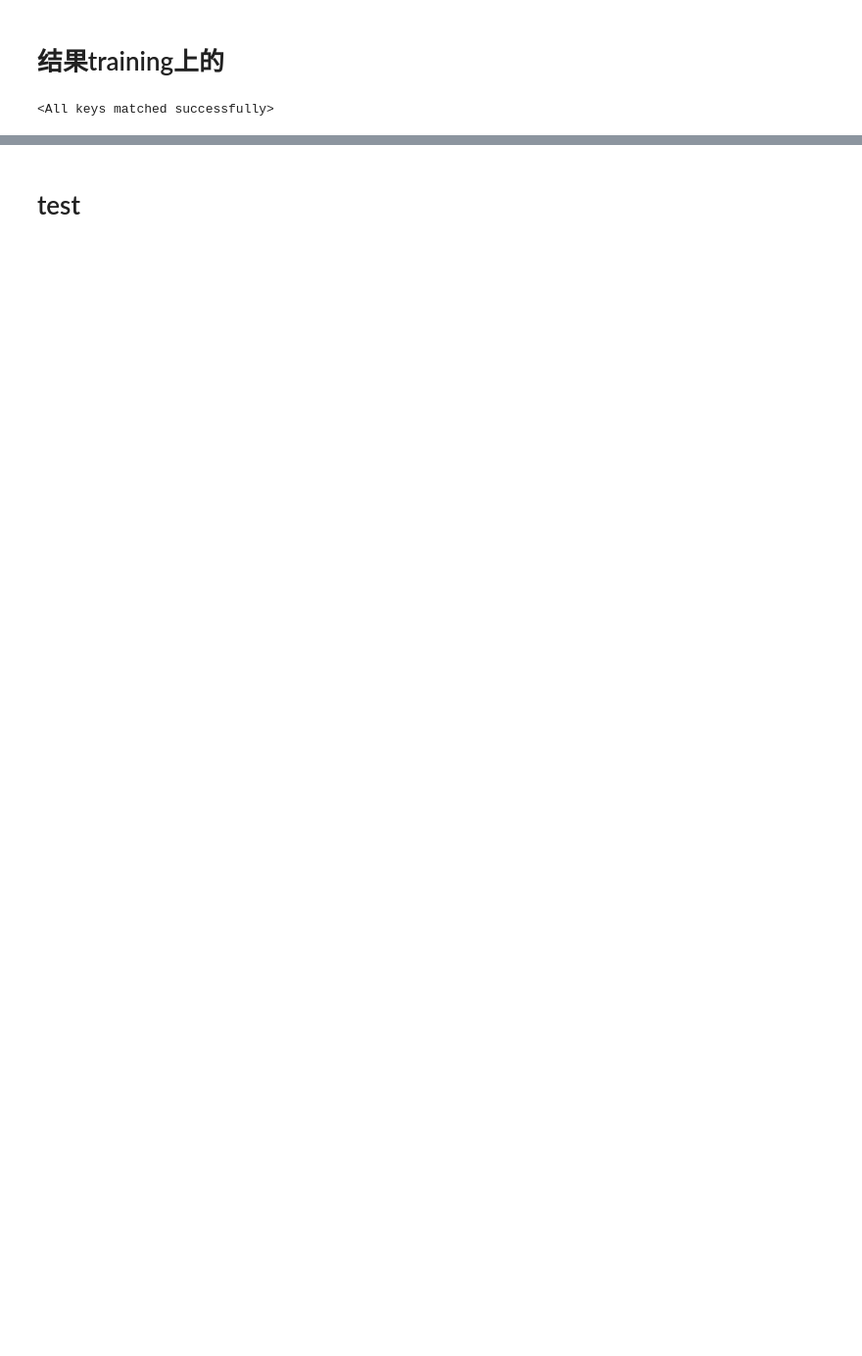
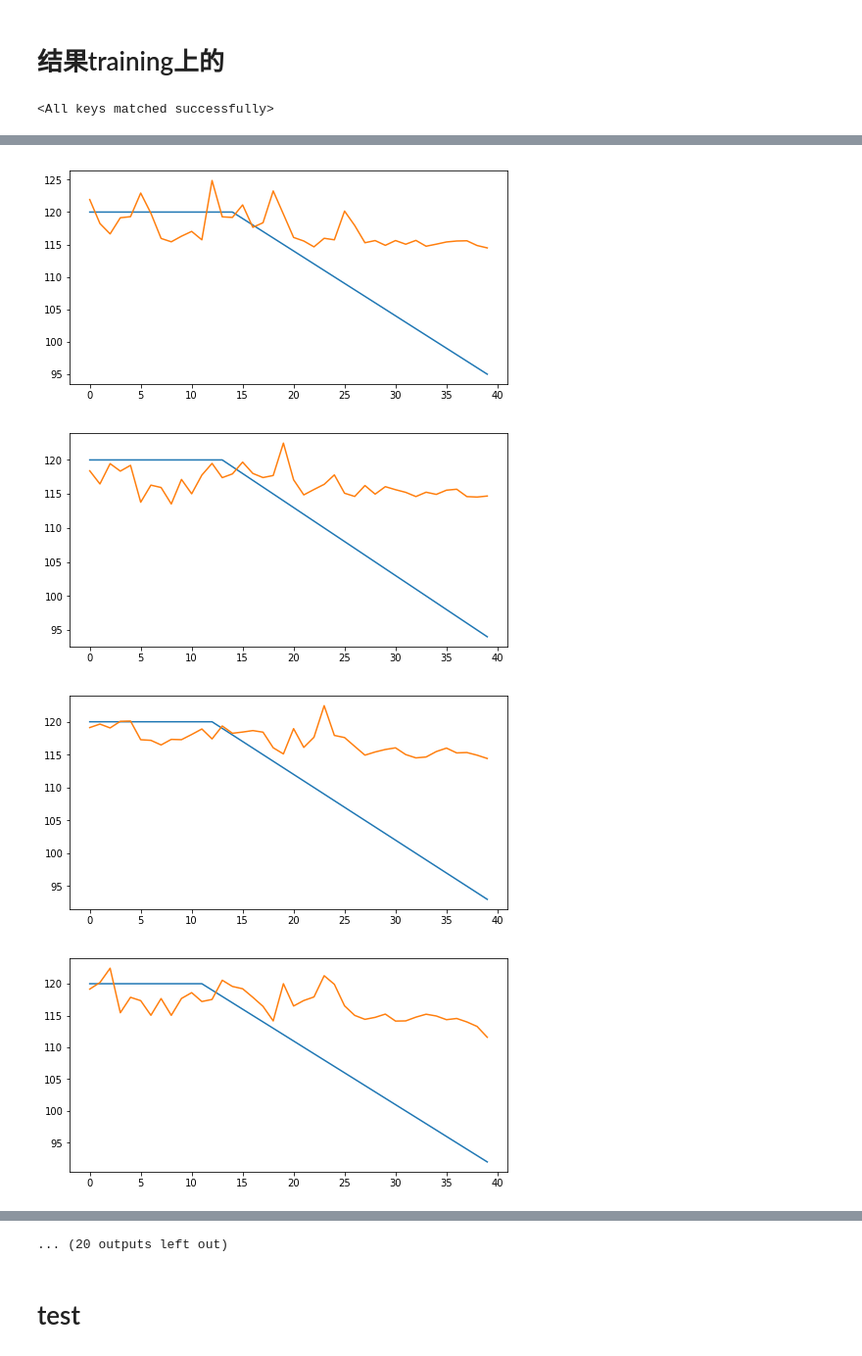
Before and after one commit to JoeZYX/icdm_rul, a Jupyter notebook: Main.ipynb, the cells around one changed output, grey strips where cells are left out. Shown at 98% size. Cells and saved outputs as stored; diff of their text form; code cells hidden in the pictures; blank space fills up the shorter version.

```diff
--- a/Main.ipynb
+++ b/Main.ipynb
@@ -145,0 +165,14 @@ for i in range(gt_y.shape[0]):
+# %%
+gt_y = gt_y.detach().cpu()
+final_pred = final_pred.detach().cpu()
+
+import matplotlib.pyplot as plt
+for i in range(gt_y.shape[0]):
+    plt.figure(figsize=(8,4))
+    plt.plot(gt_y[i])
+    plt.plot(final_pred[i])
+# %% [output]
+[figure, added]
+[figure, added]
+[figure, added]
+[figure, added]
@@ -146,3 +187,4 @@ for i in range(gt_y.shape[0]):
+... (20 outputs left out)
 # %% [markdown]
 # test
 # %%
```
Also changed, not shown: parts of 9 cells of this notebook, 8 other files.
